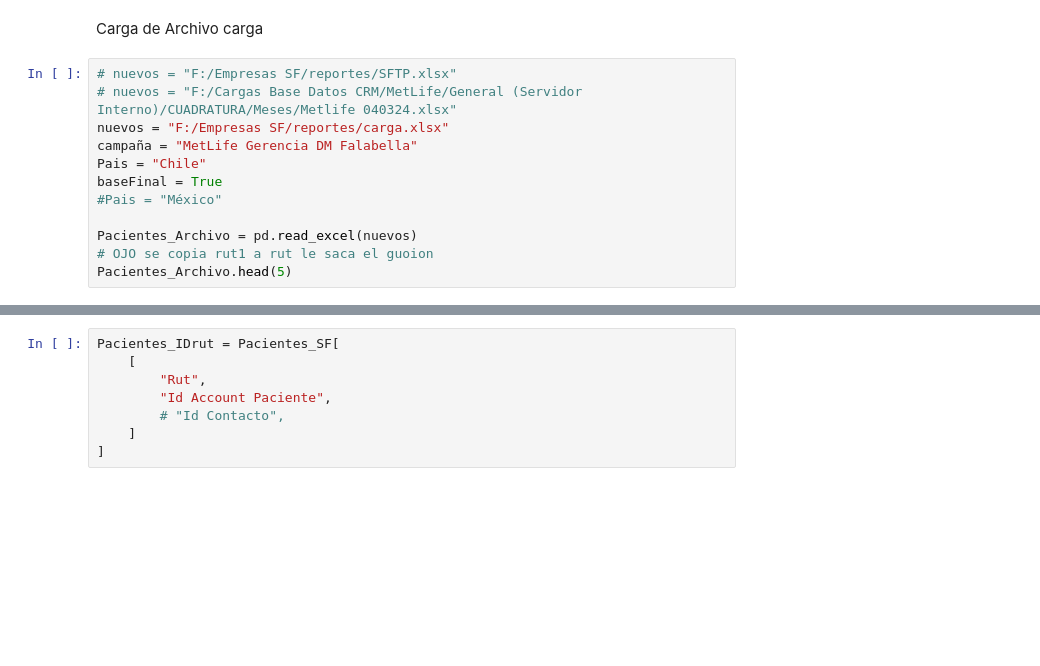
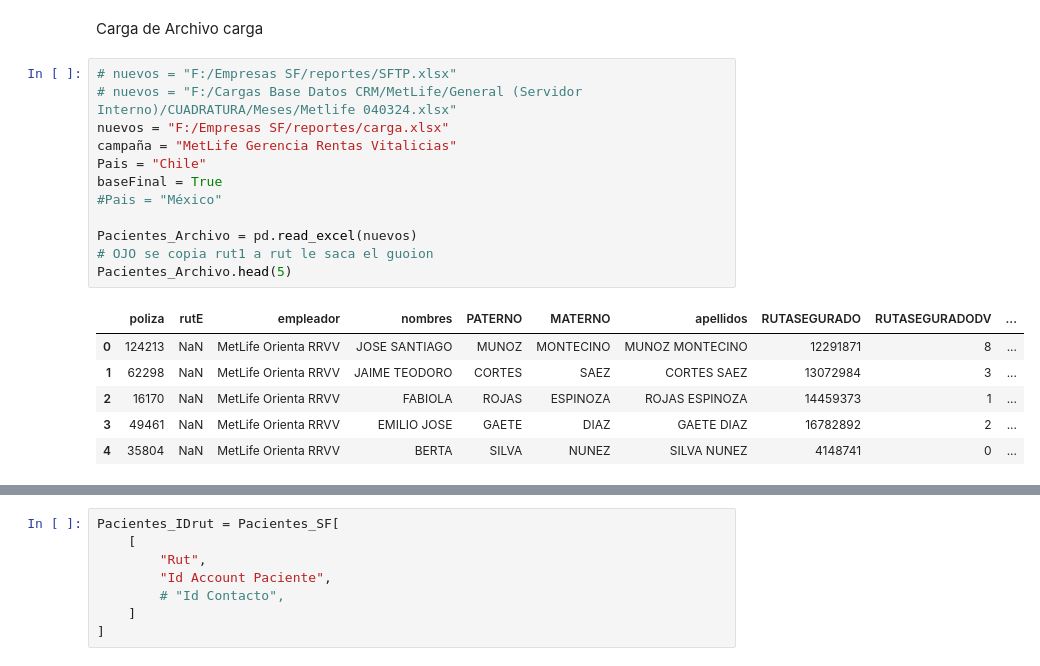
Before and after one commit to juanca-martinez/basefinal, a Jupyter notebook: Carga_De_Pacientes.ipynb, the cells around one changed output, grey strips where cells are left out. Drawn from its saved outputs; the diff is of its cells as text; blank space fills up the shorter version.

```diff
--- a/Carga_De_Pacientes.ipynb
+++ b/Carga_De_Pacientes.ipynb
@@ -231,14 +240,21 @@ Carga de Archivo carga
 # %%
 # nuevos = "F:/Empresas SF/reportes/SFTP.xlsx"
 # nuevos = "F:/Cargas Base Datos CRM/MetLife/General (Servidor Interno)/CUADRATURA/Meses/Metlife 040324.xlsx"
 nuevos = "F:/Empresas SF/reportes/carga.xlsx"
-campaña = "MetLife Gerencia DM Falabella"
+campaña = "MetLife Gerencia Rentas Vitalicias"
 Pais = "Chile"
 baseFinal = True
 #Pais = "México"
 
 Pacientes_Archivo = pd.read_excel(nuevos)
 # OJO se copia rut1 a rut le saca el guoion
 Pacientes_Archivo.head(5)
+# %% [output]
+|  | poliza | rutE | empleador | nombres | PATERNO | MATERNO | apellidos | RUTASEGURADO | RUTASEGURADODV | ... |
+| 0 | 124213 | NaN | MetLife Orienta RRVV | JOSE SANTIAGO | MUNOZ | MONTECINO | MUNOZ MONTECINO | 12291871 | 8 | ... |
+| 1 | 62298 | NaN | MetLife Orienta RRVV | JAIME TEODORO | CORTES | SAEZ | CORTES SAEZ | 13072984 | 3 | ... |
+| 2 | 16170 | NaN | MetLife Orienta RRVV | FABIOLA | ROJAS | ESPINOZA | ROJAS ESPINOZA | 14459373 | 1 | ... |
+| 3 | 49461 | NaN | MetLife Orienta RRVV | EMILIO JOSE | GAETE | DIAZ | GAETE DIAZ | 16782892 | 2 | ... |
+| 4 | 35804 | NaN | MetLife Orienta RRVV | BERTA | SILVA | NUNEZ | SILVA NUNEZ | 4148741 | 0 | ... |
 # %%
 Pacientes_Archivo.shape
```
Also changed, not shown: parts of 29 cells of this notebook, 3 other files.
